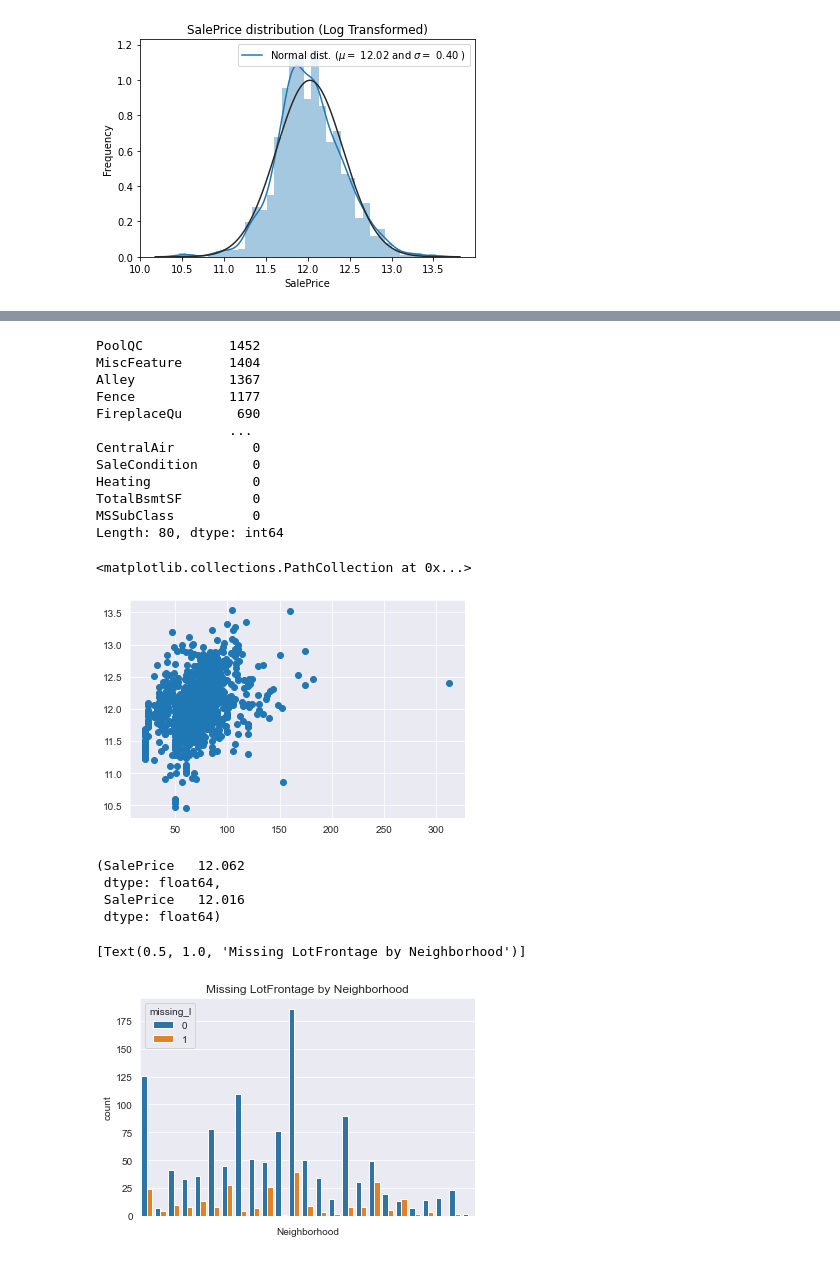
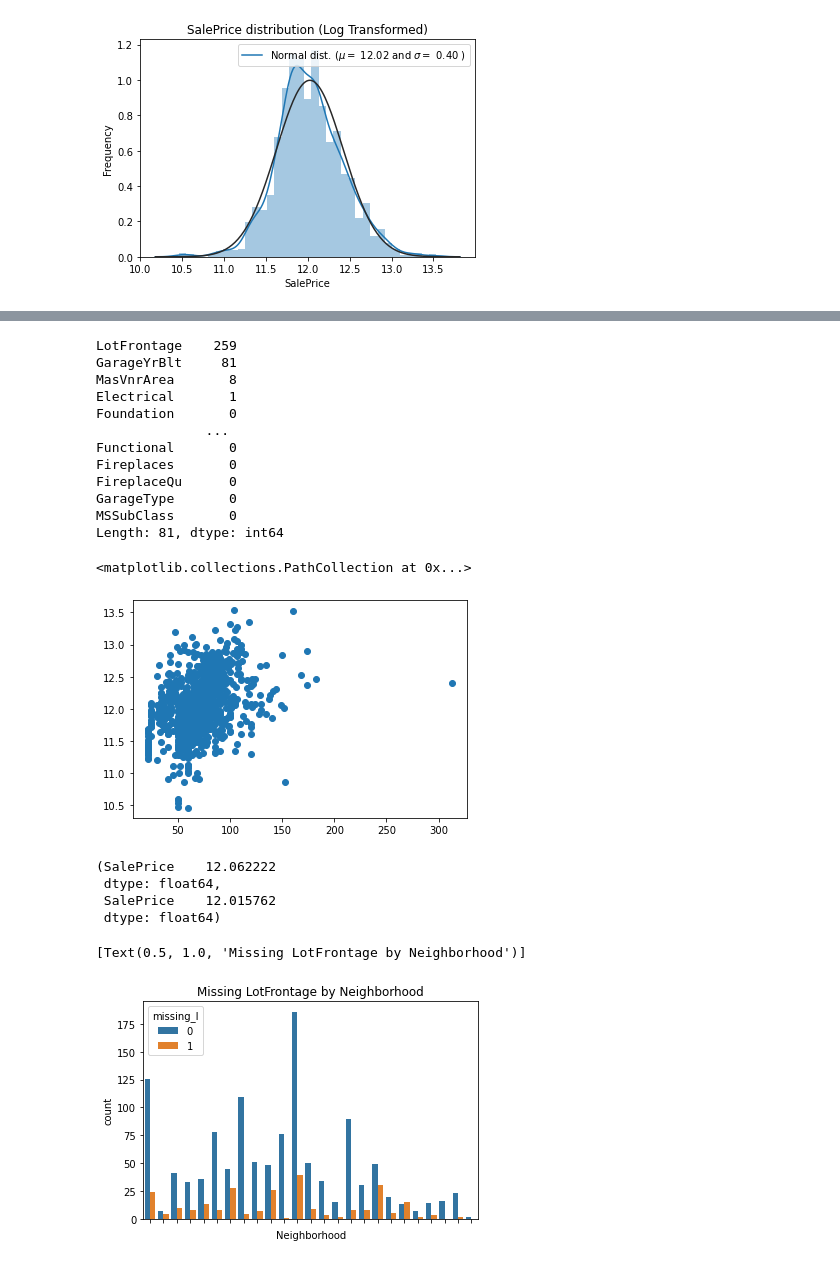
Before and after one commit to QingchuanLyu/Predicting-House-Prices, a Jupyter notebook: Predicting Iowa House Prices (Tree Algorithms).ipynb, the cells around one changed output, grey strips where cells are left out. Saved outputs shown, nothing was run; the diff lists cells and outputs as text; code cells hidden in the pictures.

```diff
--- a/Predicting Iowa House Prices (Tree Algorithms).ipynb
+++ b/Predicting Iowa House Prices (Tree Algorithms).ipynb
@@ -58,23 +52,21 @@ test.loc[1089]["YrActualAge"] = 0
 # %%
 # The id feature doesn't have any predictive power.
-train_ID = train['Id']
-test_ID = test['Id']
-train.drop("Id", axis = 1, inplace = True)
-test.drop("Id", axis = 1, inplace = True)
+df_ID = df['Id']
+df.drop("Id", axis = 1, inplace = True)
 # %%
 # What's the relationshiop between living areas and prices?
 fig, ax = plt.subplots()
-ax.scatter(x = train['GrLivArea'], y = train['SalePrice'])
+ax.scatter(x = df['GrLivArea'], y = df['SalePrice'])
 plt.ylabel('SalePrice', fontsize=13)
 plt.xlabel('GrLivArea', fontsize=13)
 plt.title('Relationship between Living Areas and Prices')
 plt.show()
 
 # Two outliers in the bottom-right corner don't follow the main stream.
-train = train.drop(train[(train['GrLivArea']>4000) & (train['SalePrice']<300000)].index)
+df = df.drop(df[(df['GrLivArea']>4000) & (df['SalePrice']<300000)].index)
 
 fig, ax = plt.subplots()
-ax.scatter(train['GrLivArea'], train['SalePrice'])
+ax.scatter(df['GrLivArea'], df['SalePrice'])
 plt.ylabel('SalePrice', fontsize=13)
 plt.xlabel('GrLivArea', fontsize=13)
 plt.title('After Dropping Outliers')
@@ -98,11 +90,11 @@ Text(0.5, 1.0, 'SalePrice distribution (Original)')
 # %%
 # Use log transformation to make right-skewed targets more normally distributed.
 # Log1p(x) = log(1+x): plus 1 to avoid -inf
-train["SalePrice"] = np.log1p(train["SalePrice"])
+df["SalePrice"] = np.log1p(df["SalePrice"])
 
 # The new distribution looks much more normally ditributed.
-sns.distplot(train['SalePrice'] , fit=norm);
-(mu, sigma) = norm.fit(train['SalePrice'])
+sns.distplot(df['SalePrice'] , fit=norm);
+(mu, sigma) = norm.fit(df['SalePrice'])
 print( '\n mu = {:.2f} and sigma = {:.2f}\n'.format(mu, sigma))
 plt.legend(['Normal dist. ($\mu=$ {:.2f} and $\sigma=$ {:.2f} )'.format(mu, sigma)],
             loc='best')
@@ -118,10 +110,10 @@ for col in ('MSSubClass', 'MasVnrType', 'BsmtQual', 'BsmtCond'\
             , 'BsmtExposure', 'BsmtFinType1', 'BsmtFinType2', 'PoolQC'\
             , 'MiscFeature', 'Alley', 'Fence', 'FireplaceQu', 'GarageType'\
             , 'GarageFinish', 'GarageQual', 'GarageCond'):
-    train[col] = train[col].fillna('None')
-train['missing_g'] = np.where(train['GarageType']=="None", 1, 0)
+    df[col] = df[col].fillna('None')
+df['missing_g'] = np.where(df['GarageType']=="None", 1, 0)
 # Does the distribution of the counts of garage types varies across neighborhoods?
-ax = sns.countplot(x ='Neighborhood', hue = 'missing_g', data = train)
+ax = sns.countplot(x ='Neighborhood', hue = 'missing_g', data = df)
 ax.set(xticklabels=[])
 ax.set(title='Missing GarageType by Neighborhood')
 # Missing values of garage types spread across most of few neighborhoods.
@@ -131,43 +123,43 @@ ax.set(title='Missing GarageType by Neighborhood')
 # %%
-train.isnull().sum().sort_values(ascending = False)
+df.isnull().sum().sort_values(ascending = False)
 # %% [output]
-PoolQC           1452
-MiscFeature      1404
-Alley            1367
-Fence            1177
-FireplaceQu       690
-                 ...
-CentralAir          0
-SaleCondition       0
-Heating             0
-TotalBsmtSF         0
-MSSubClass          0
-Length: 80, dtype: int64
+LotFrontage    259
+GarageYrBlt     81
+MasVnrArea       8
+Electrical       1
+Foundation       0
+              ...
+Functional       0
+Fireplaces       0
+FireplaceQu      0
+GarageType       0
+MSSubClass       0
+Length: 81, dtype: int64
 # %%
 # LotFrontage variable is unlikely to be missing for having no lot.
-plt.scatter(train['LotFrontage'], train['SalePrice'])
+plt.scatter(df['LotFrontage'], df['SalePrice'])
 # Positive correlation
 # %% [output]
 <matplotlib.collections.PathCollection at 0x...>
-[figure, old version]
+[figure, new version]
 # %%
 # Do missing values of lotfrontage indicate larger or samller prices?
-train.loc[train.LotFrontage.isnull() == True][['SalePrice']].mean()\
-, train.loc[train.LotFrontage.isnull() == False][['SalePrice']].mean()
+df.loc[df.LotFrontage.isnull() == True][['SalePrice']].mean()\
+, df.loc[df.LotFrontage.isnull() == False][['SalePrice']].mean()
 # %% [output]
-(SalePrice   12.062
+(SalePrice    12.062222
  dtype: float64,
- SalePrice   12.016
+ SalePrice    12.015762
  dtype: float64)
 # %%
 # Do the missing values of LotFrontage concentrate in a few neighborhoods?
-train['missing_l'] = np.where(train['LotFrontage'].isnull(), 1, 0)
-ax = sns.countplot(x = 'Neighborhood', hue = 'missing_l', data = train)
+df['missing_l'] = np.where(df['LotFrontage'].isnull(), 1, 0)
+ax = sns.countplot(x = 'Neighborhood', hue = 'missing_l', data = df)
 ax.set(xticklabels=[])
 ax.set(title='Missing LotFrontage by Neighborhood')
 # The missing values of LotFrontage spreads out across neighborhoods.
 # %% [output]
 [Text(0.5, 1.0, 'Missing LotFrontage by Neighborhood')]
-[figure, old version]
+[figure, new version]
 # %%
 # Are the mean and median of lotfrontage different across neighborhoods?
```
Also changed, not shown: parts of 26 cells of this notebook, 1 other file.
